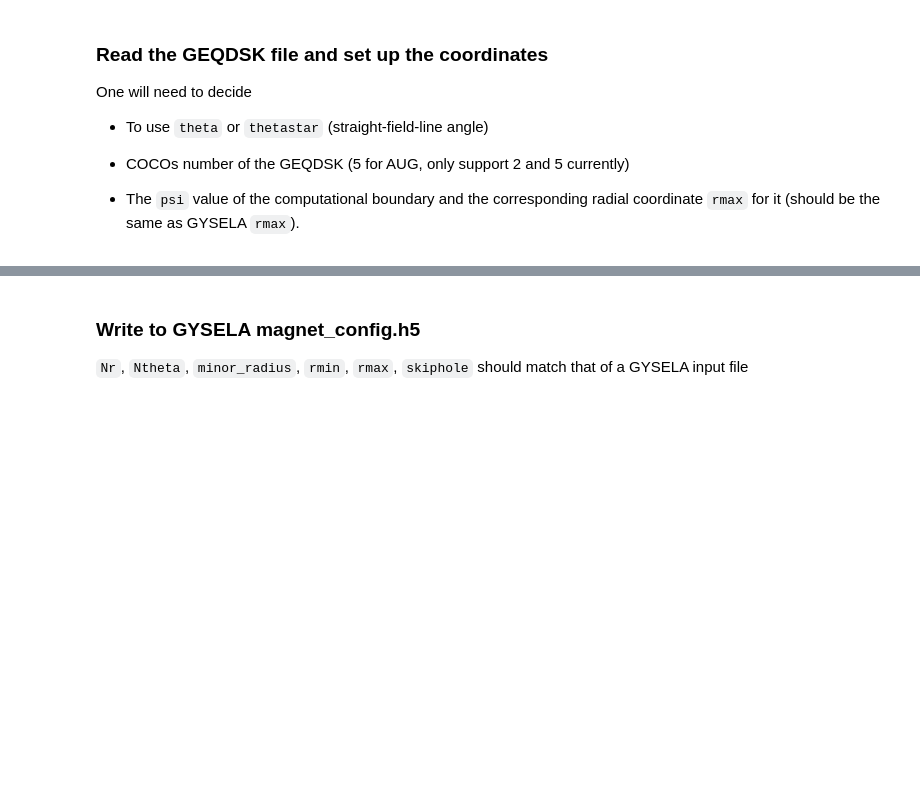
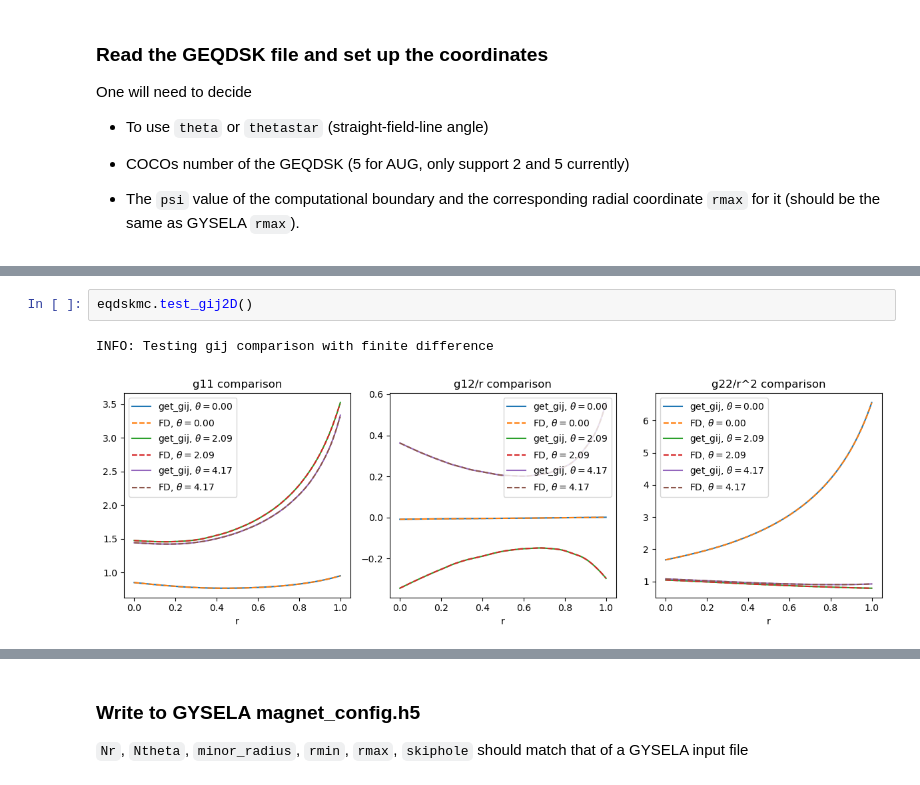
Before and after one commit to gyselax/gysela_magnet_conf, a Jupyter notebook: examples/geqdsk.ipynb, the cells around one changed output, grey strips where cells are left out. Drawn from its saved outputs; the diff is of its cells as text; blank space fills up the shorter version.

```diff
--- a/examples/geqdsk.ipynb
+++ b/examples/geqdsk.ipynb
@@ -40,0 +44,5 @@ eqdskmc.plot_flux_surfaces(normalised_units=True)
+# %%
+eqdskmc.test_gij2D()
+# %% [output]
+INFO: Testing gij comparison with finite difference
+[figure, added]
```
Also changed, not shown: parts of 6 cells of this notebook, 8 other files.
